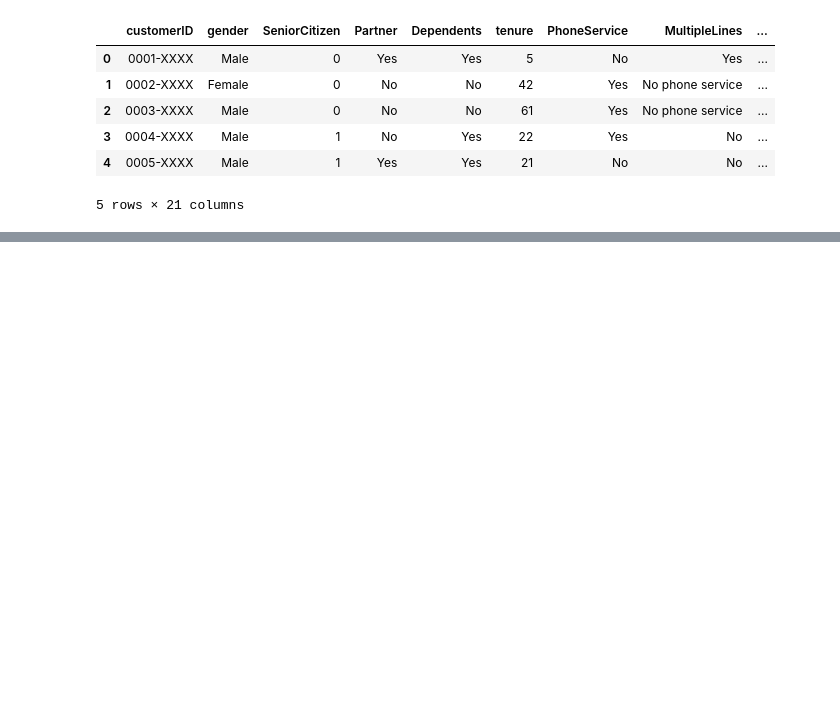
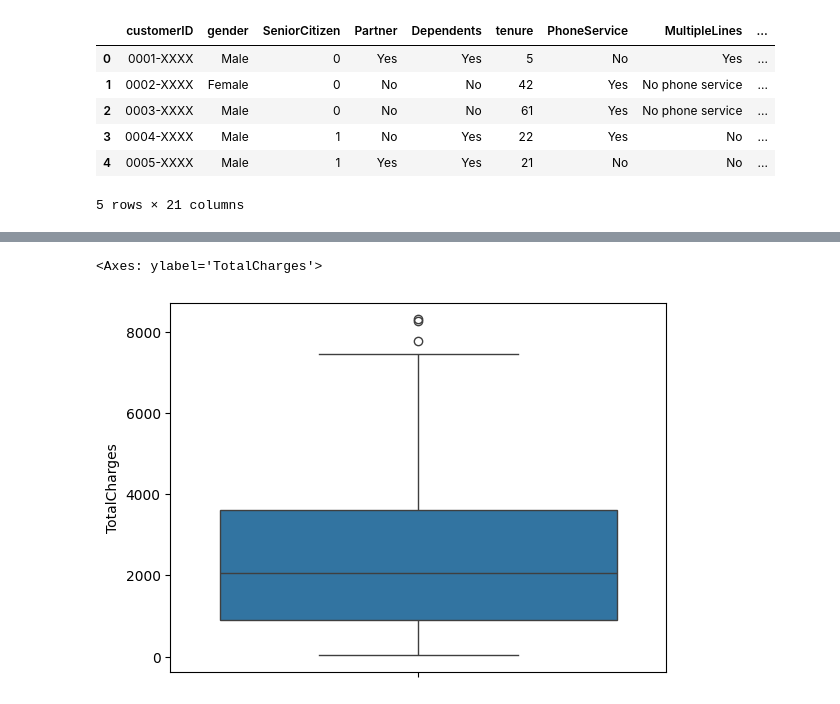
Before and after one commit to bharathkrishna711-lab/customer-churn-prediction, a Jupyter notebook: notebooks/01_eda.ipynb, the cells around one changed output, grey strips where cells are left out. Saved outputs shown, nothing was run; the diff lists cells and outputs as text; code cells hidden in the pictures; blank space fills up the shorter version.

```diff
--- a/notebooks/01_eda.ipynb
+++ b/notebooks/01_eda.ipynb
@@ -18,0 +163,5 @@ df.head()
+# %%
+sns.boxplot(df['TotalCharges'])
+# %% [output]
+<Axes: ylabel='TotalCharges'>
+[figure, added]
```
Also changed, not shown: parts of 27 cells of this notebook.
